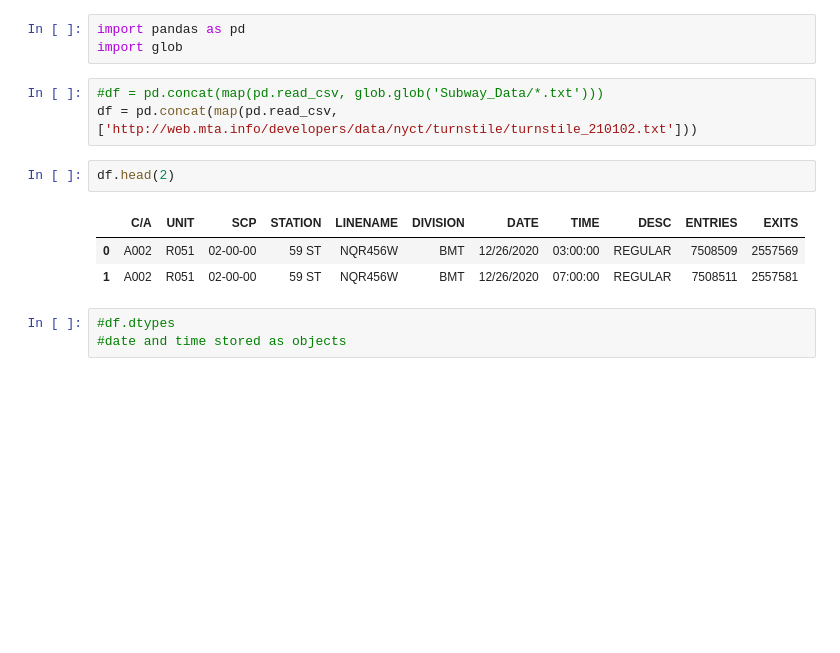
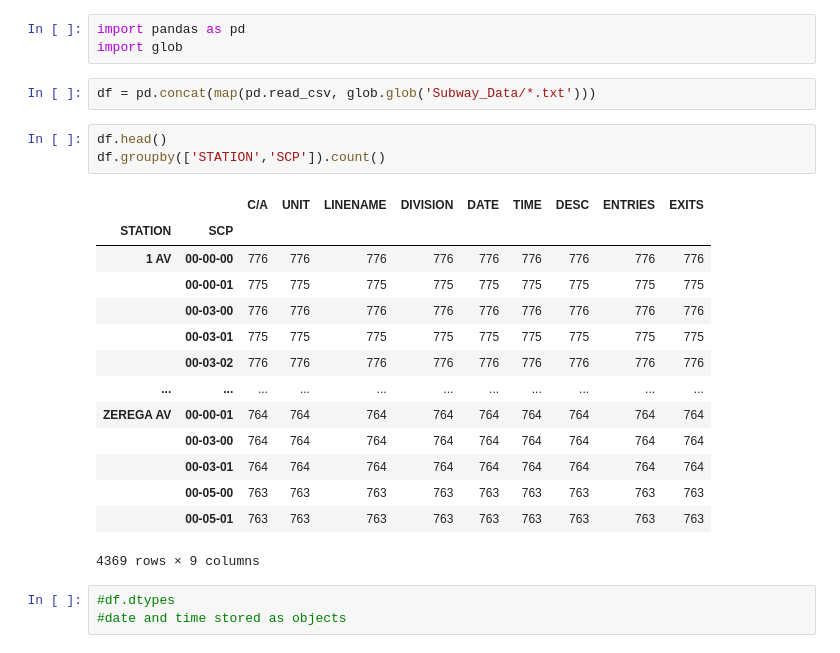
Before and after one commit to yhuang060/MTA-Subway, a Jupyter notebook: MTA Project.ipynb, the cells around one changed output. Drawn from its saved outputs; the diff is of its cells as text; blank space fills up the shorter version.

```diff
--- a/MTA Project.ipynb
+++ b/MTA Project.ipynb
@@ -2,14 +2,25 @@
 import pandas as pd
 import glob
 # %%
-#df = pd.concat(map(pd.read_csv, glob.glob('Subway_Data/*.txt')))
-df = pd.concat(map(pd.read_csv, ['http://web.mta.info/developers/data/nyct/turnstile/turnstile_210102.txt']))
+df = pd.concat(map(pd.read_csv, glob.glob('Subway_Data/*.txt')))
-# %%
-df.head(2)
-# %% [output]
-|  | C/A | UNIT | SCP | STATION | LINENAME | DIVISION | DATE | TIME | DESC | ENTRIES | EXITS |
-| 0 | A002 | R051 | 02-00-00 | 59 ST | NQR456W | BMT | 12/26/2020 | 03:00:00 | REGULAR | 7508509 | 2557569 |
-| 1 | A002 | R051 | 02-00-00 | 59 ST | NQR456W | BMT | 12/26/2020 | 07:00:00 | REGULAR | 7508511 | 2557581 |
+# %%
+df.head()
+df.groupby(['STATION','SCP']).count()
+# %% [output]
+|  |  | C/A | UNIT | LINENAME | DIVISION | DATE | TIME | DESC | ENTRIES | EXITS |
+| STATION | SCP |  |  |  |  |  |  |  |  |  |
+| 1 AV | 00-00-00 | 776 | 776 | 776 | 776 | 776 | 776 | 776 | 776 | 776 |
+|  | 00-00-01 | 775 | 775 | 775 | 775 | 775 | 775 | 775 | 775 | 775 |
+|  | 00-03-00 | 776 | 776 | 776 | 776 | 776 | 776 | 776 | 776 | 776 |
+|  | 00-03-01 | 775 | 775 | 775 | 775 | 775 | 775 | 775 | 775 | 775 |
+|  | 00-03-02 | 776 | 776 | 776 | 776 | 776 | 776 | 776 | 776 | 776 |
+| ... | ... | ... | ... | ... | ... | ... | ... | ... | ... | ... |
+| ZEREGA AV | 00-00-01 | 764 | 764 | 764 | 764 | 764 | 764 | 764 | 764 | 764 |
+|  | 00-03-00 | 764 | 764 | 764 | 764 | 764 | 764 | 764 | 764 | 764 |
+|  | 00-03-01 | 764 | 764 | 764 | 764 | 764 | 764 | 764 | 764 | 764 |
+|  | 00-05-00 | 763 | 763 | 763 | 763 | 763 | 763 | 763 | 763 | 763 |
+|  | 00-05-01 | 763 | 763 | 763 | 763 | 763 | 763 | 763 | 763 | 763 |
+4369 rows × 9 columns
 # %%
 #df.dtypes
 #date and time stored as objects
```
Also changed, not shown: parts of 6 cells of this notebook, 1 other file.
